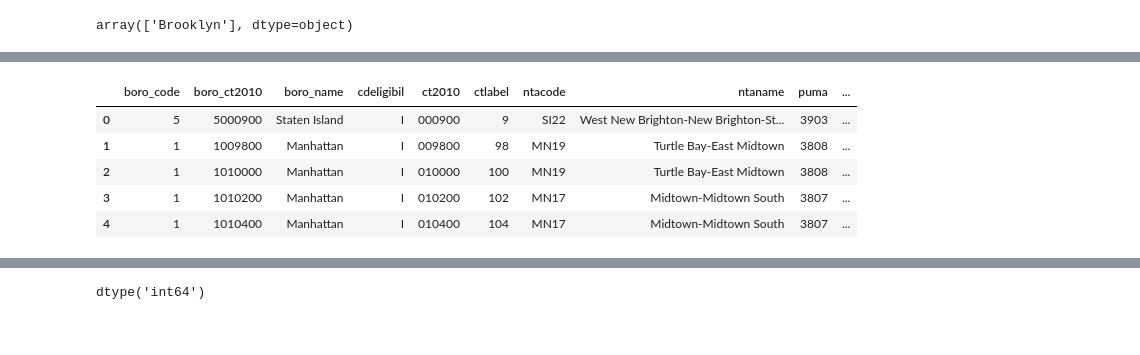
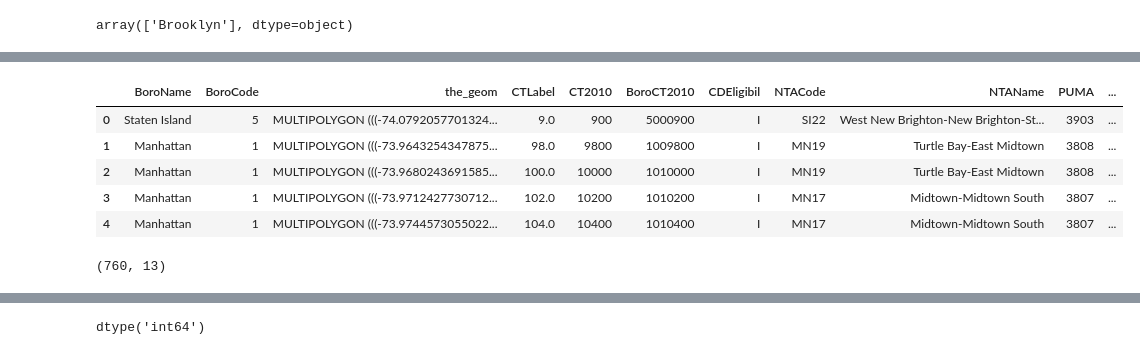
Before and after one commit to cor215/WiFind2017, a Jupyter notebook: Regression Analysis .ipynb, the cells around one changed output, grey strips where cells are left out. Drawn from its saved outputs; the diff is of its cells as text; code cells hidden in the pictures.

```diff
--- a/Regression Analysis .ipynb
+++ b/Regression Analysis .ipynb
@@ -109,20 +117,22 @@ NYC_pop_data.shape
 # %%
 # 2010 Census Tracts - NYC Open Data
 # https://data.cityofnewyork.us/City-Government/2010-Census-Tracts/fxpq-c8ku
 
 """REFERENCE SYSTEM IDENTIFIER
 * VALUE 2263
 * CODESPACE EPSG
 * VERSION 8.6.2"""
 
-data = requests.get("https://data.cityofnewyork.us/resource/i69b-3rdj.json")
-gdf = gpd.GeoDataFrame(data.json())
+#data = requests.get("https://data.cityofnewyork.us/resource/i69b-3rdj.json")
+data = "https://data.cityofnewyork.us/api/views/i69b-3rdj/rows.csv?accessType=DOWNLOAD"
+df = pd.read_csv(data)
+gdf = gpd.GeoDataFrame(df) #(data.json())
 gdf.head()
 # %% [output]
-|  | boro_code | boro_ct2010 | boro_name | cdeligibil | ct2010 | ctlabel | ntacode | ntaname | puma | ... |
-| 0 | 5 | 5000900 | Staten Island | I | 000900 | 9 | SI22 | West New Brighton-New Brighton-St... | 3903 | ... |
-| 1 | 1 | 1009800 | Manhattan | I | 009800 | 98 | MN19 | Turtle Bay-East Midtown | 3808 | ... |
-| 2 | 1 | 1010000 | Manhattan | I | 010000 | 100 | MN19 | Turtle Bay-East Midtown | 3808 | ... |
-| 3 | 1 | 1010200 | Manhattan | I | 010200 | 102 | MN17 | Midtown-Midtown South | 3807 | ... |
-| 4 | 1 | 1010400 | Manhattan | I | 010400 | 104 | MN17 | Midtown-Midtown South | 3807 | ... |
+|  | BoroName | BoroCode | the_geom | CTLabel | CT2010 | BoroCT2010 | CDEligibil | NTACode | NTAName | PUMA | ... |
+| 0 | Staten Island | 5 | MULTIPOLYGON (((-74.0792057701324... | 9.0 | 900 | 5000900 | I | SI22 | West New Brighton-New Brighton-St... | 3903 | ... |
+| 1 | Manhattan | 1 | MULTIPOLYGON (((-73.9643254347875... | 98.0 | 9800 | 1009800 | I | MN19 | Turtle Bay-East Midtown | 3808 | ... |
+| 2 | Manhattan | 1 | MULTIPOLYGON (((-73.9680243691585... | 100.0 | 10000 | 1010000 | I | MN19 | Turtle Bay-East Midtown | 3808 | ... |
+| 3 | Manhattan | 1 | MULTIPOLYGON (((-73.9712427730712... | 102.0 | 10200 | 1010200 | I | MN17 | Midtown-Midtown South | 3807 | ... |
+| 4 | Manhattan | 1 | MULTIPOLYGON (((-73.9744573055022... | 104.0 | 10400 | 1010400 | I | MN17 | Midtown-Midtown South | 3807 | ... |
 # %%
@@ -130,3 +140,7 @@ gdf["boro_ct2010"] = gdf["boro_ct2010"].astype(int)
+# %%
+gdf[gdf.BoroCode == 3].shape
+# %% [output]
+(760, 13)
 # %%
 #country_shapes = country_shapes.merge(country_names, on='iso_a3')
 NYC_shape = gdf.merge(NYC_pop_data, on="boro_ct2010")
```
Also changed, not shown: parts of 40 cells of this notebook, 2 other files.
